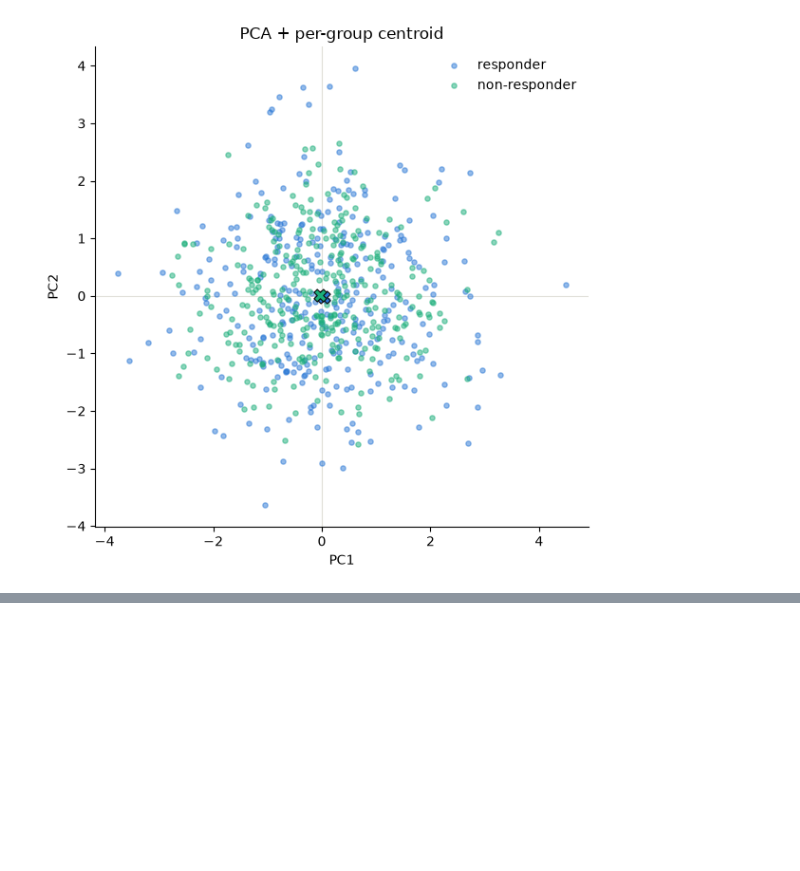
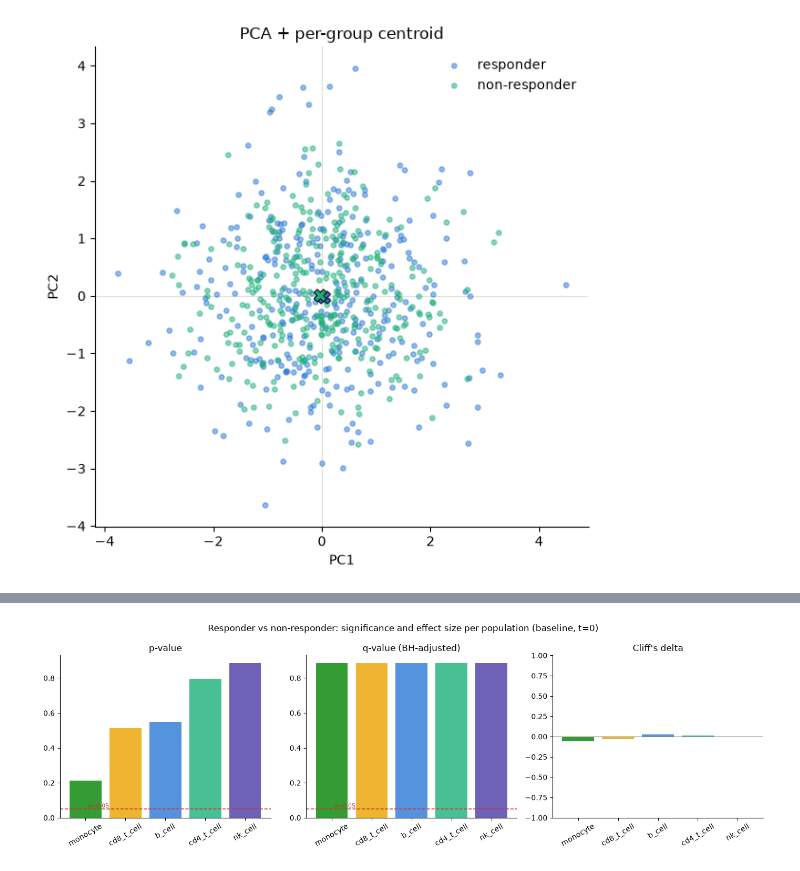
Before and after one commit to ssolh2906/miraclib_cell_counts_analysis, a Jupyter notebook: notebooks/part3_stats.ipynb, the cells around one changed output, grey strips where cells are left out. Saved outputs shown, nothing was run; the diff lists cells and outputs as text; code cells hidden in the pictures; blank space fills up the shorter version.

```diff
--- a/notebooks/part3_stats.ipynb
+++ b/notebooks/part3_stats.ipynb
@@ -212,0 +254,26 @@ plt.show()
+# %%
+fig, axes = plt.subplots(1, 3, figsize=(14, 4.5))
+bar_colors = [POPULATION_COLORS[pop] for pop in stats["population"]]
+
+for ax, metric, title in zip(axes, ["p_value", "q_value", "cliffs_delta"],
+                              ["p-value", "q-value (BH-adjusted)", "Cliff's delta"]):
+    ax.bar(stats["population"], stats[metric], color=bar_colors, alpha=0.8)
+    ax.set_title(title)
+    ax.tick_params(axis="x", rotation=30)
+    for spine in ["top", "right"]:
+        ax.spines[spine].set_visible(False)
+
+axes[0].axhline(0.05, color="#c0392b", linewidth=1.2, linestyle="--")
+axes[0].text(0, 0.05, " α=0.05", color="#c0392b", va="bottom", fontsize=8)
+
+axes[1].axhline(0.05, color="#c0392b", linewidth=1.2, linestyle="--")
+axes[1].text(0, 0.05, " α=0.05", color="#c0392b", va="bottom", fontsize=8)
+
+axes[2].axhline(0, color="#898781", linewidth=0.8)
+axes[2].set_ylim(-1, 1)
+
+fig.suptitle("Responder vs non-responder: significance and effect size per population (baseline, t=0)")
+plt.tight_layout()
+plt.show()
+# %% [output]
+[figure, added]
```
Also changed, not shown: parts of 2 cells of this notebook.
